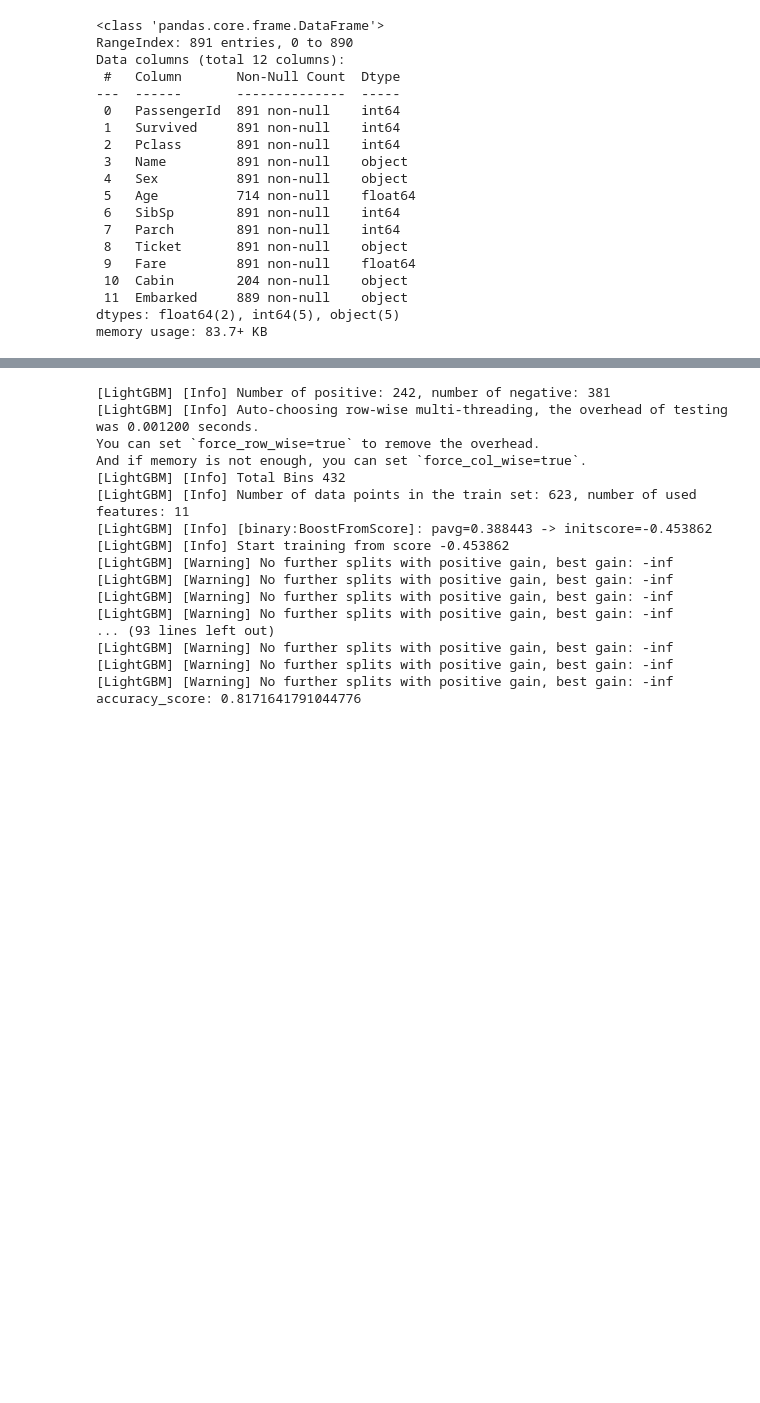
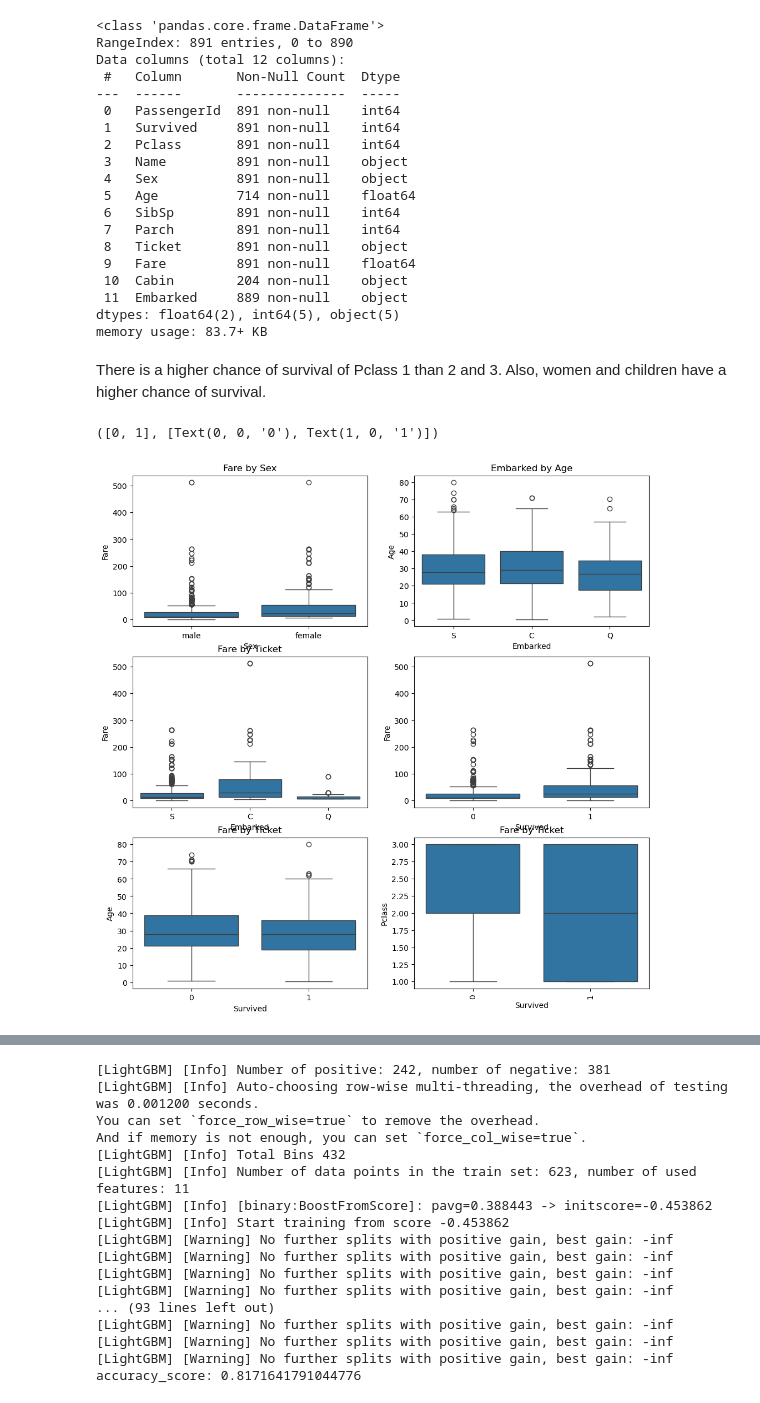
Before and after one commit to ucagub/kaggle_practice, a Jupyter notebook: titanic/train.ipynb, the cells around one changed output, grey strips where cells are left out. Drawn from its saved outputs; the diff is of its cells as text; code cells hidden in the pictures; blank space fills up the shorter version.

Commit message:
added box plot to titanic

```diff
--- a/titanic/train.ipynb
+++ b/titanic/train.ipynb
@@ -57,3 +59,33 @@ X_valid[cat_cols] = X_valid[cat_cols].apply(lambda col: col.astype('category'))
 
 
 sample_row = X.loc[0].to_dict()
+# %% [markdown]
+There is a higher chance of survival of Pclass 1 than 2 and 3. Also, women and children have a higher chance of survival.
+# %%
+# Create a figure with a grid of subplots (4 rows, 2 columns)
+f, ax = plt.subplots(3, 2, figsize=(12, 12))  # Adjust figsize as needed
+
+# First box plot for 'Sex' vs 'Fare'
+sns.boxplot(x='Sex', y='Fare', data=df, ax=ax[0][0])
+ax[0][0].set_title('Fare by Sex')
+
+# Second box plot for 'Ticket' vs 'Fare'
+sns.boxplot(x='Embarked', y='Age', data=df, ax=ax[0][1])
+ax[0][1].set_title('Embarked by Age')
+
+sns.boxplot(x='Embarked', y='Fare', data=df, ax=ax[1][0])
+ax[1][0].set_title('Fare by Embarked')
+
+sns.boxplot(x='Survived', y='Fare', data=df, ax=ax[1][1])
+ax[1][0].set_title('Fare by Ticket')
+
+sns.boxplot(x='Survived', y='Age', data=df, ax=ax[2][0])
+ax[2][0].set_title('Fare by Ticket')
+
+sns.boxplot(x='Survived', y='Pclass', data=df, ax=ax[2][1])
+ax[2][1].set_title('Fare by Ticket')
+
+plt.xticks(rotation=90)
+# %% [output]
+([0, 1], [Text(0, 0, '0'), Text(1, 0, '1')])
+[figure, added]
```
Also changed, not shown: parts of 4 cells of this notebook, 1 other file.
